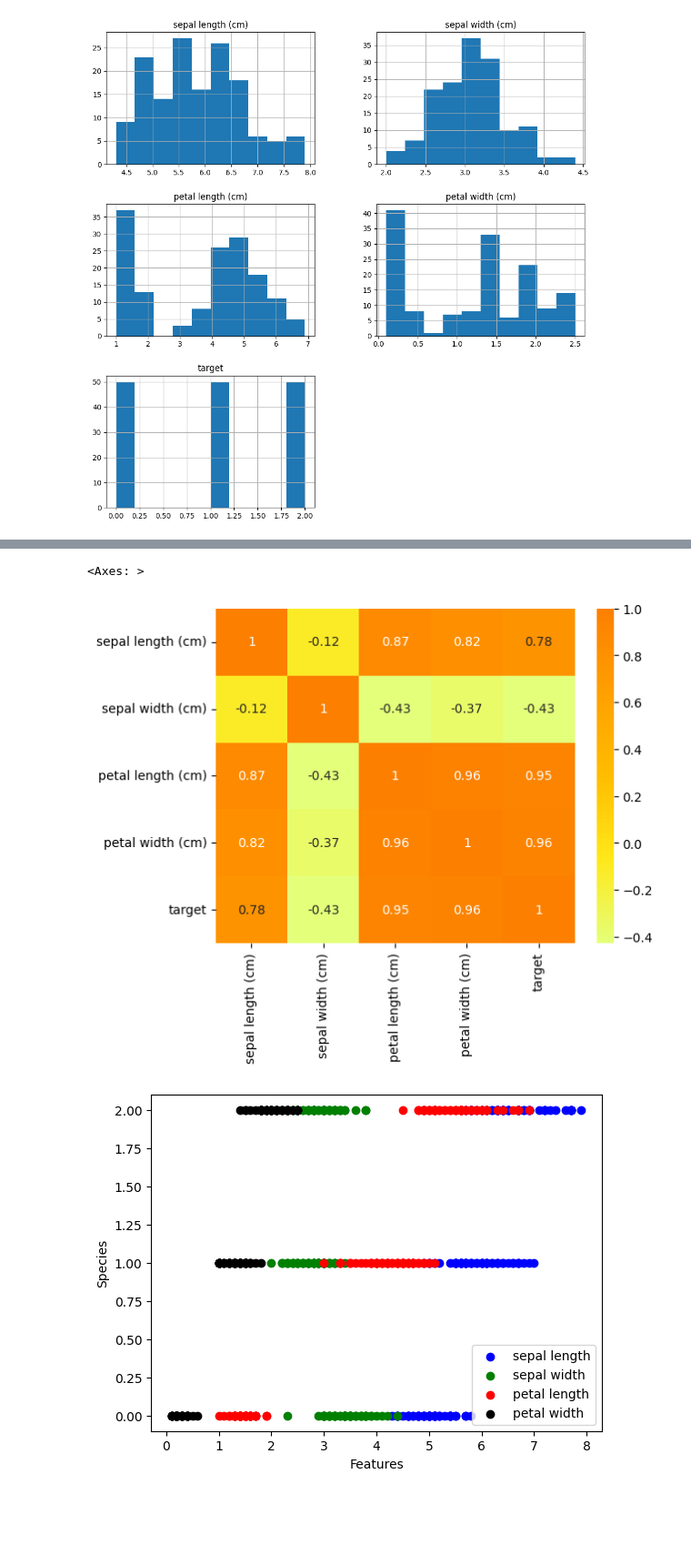
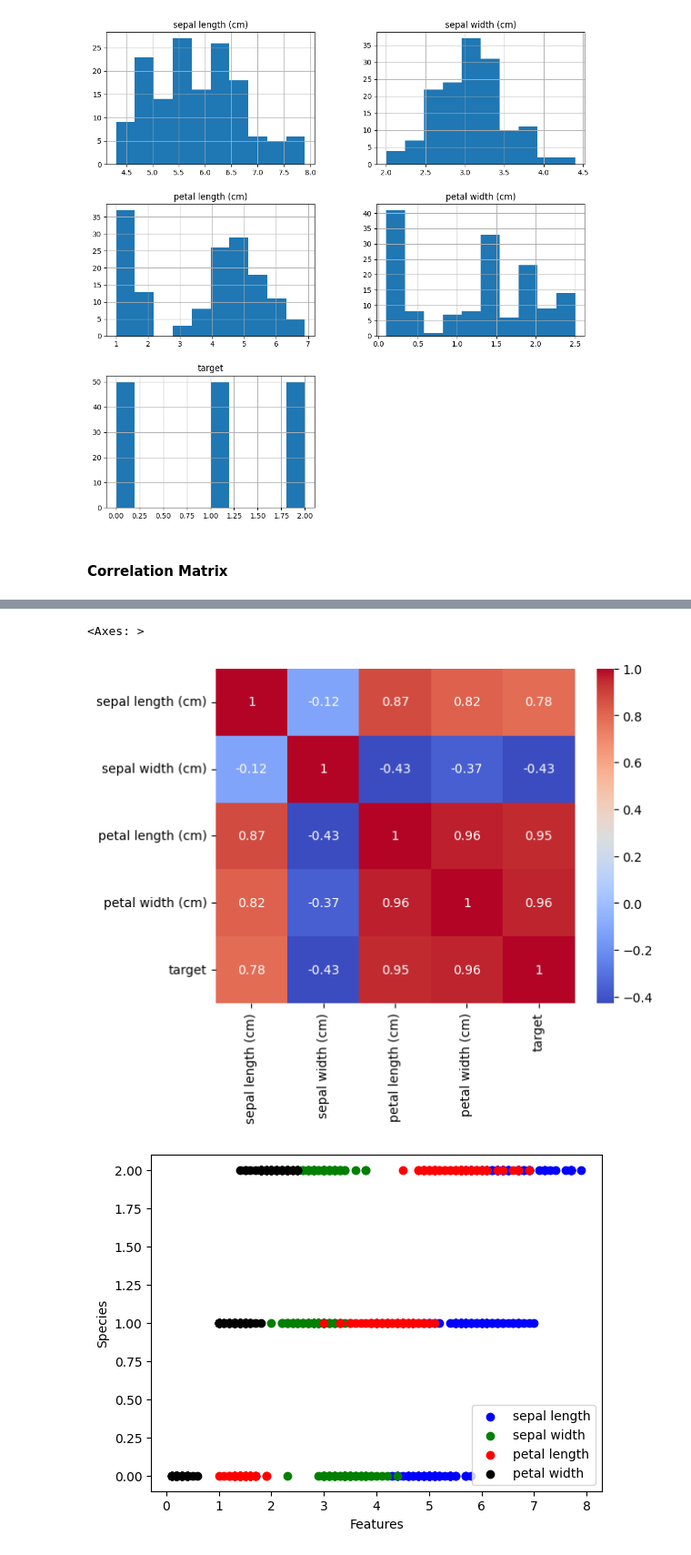
Before and after one commit to PhyTensor/iris_classification, a Jupyter notebook: iris_classification.ipynb, the cells around one changed output, grey strips where cells are left out. Shown at 91% size. Cells and saved outputs as stored; diff of their text form; code cells hidden in the pictures; blank space fills up the shorter version.

```diff
--- a/iris_classification.ipynb
+++ b/iris_classification.ipynb
@@ -167,4 +177,6 @@ df.hist(figsize=(12, 12))
 plt.show()
 # %% [output]
 [figure]
+# %% [markdown]
+#### Correlation Matrix
 # %%
@@ -178,10 +190,10 @@ df.corr()
 | petal width (cm) | 0.817941 | -0.366126 | 0.962865 | 1.000000 | 0.956547 |
 | target | 0.782561 | -0.426658 | 0.949035 | 0.956547 | 1.000000 |
 # %%
-sns.heatmap(df.corr(), annot=True, cmap='Wistia')
+sns.heatmap(df.corr(), annot=True, cmap='coolwarm') # cmap=Wistia, coolwarm
 # %% [output]
 <Axes: >
-[figure, old version]
+[figure, new version]
 # %%
 # Plot the relation of each feature with each species
 plt.ylabel("Species")
```
Also changed, not shown: parts of 14 cells of this notebook, 1 other file.
